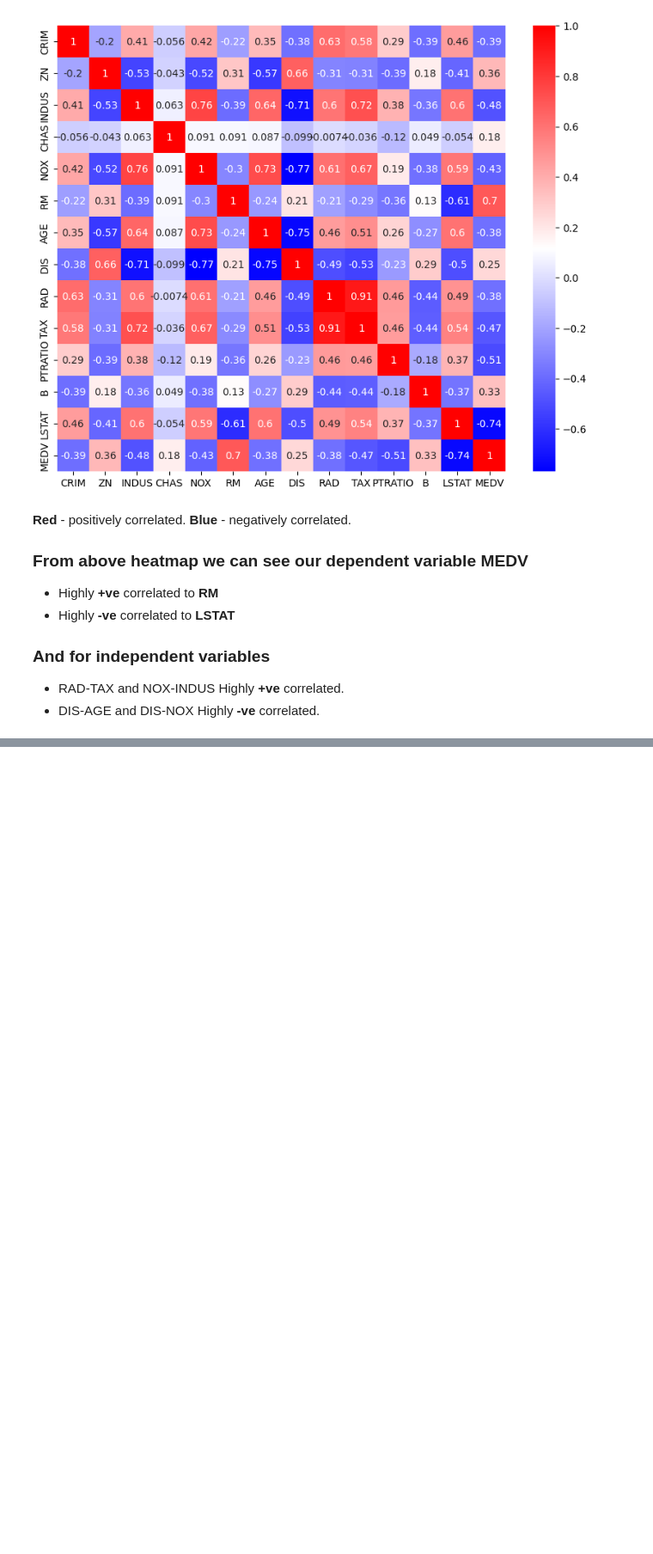
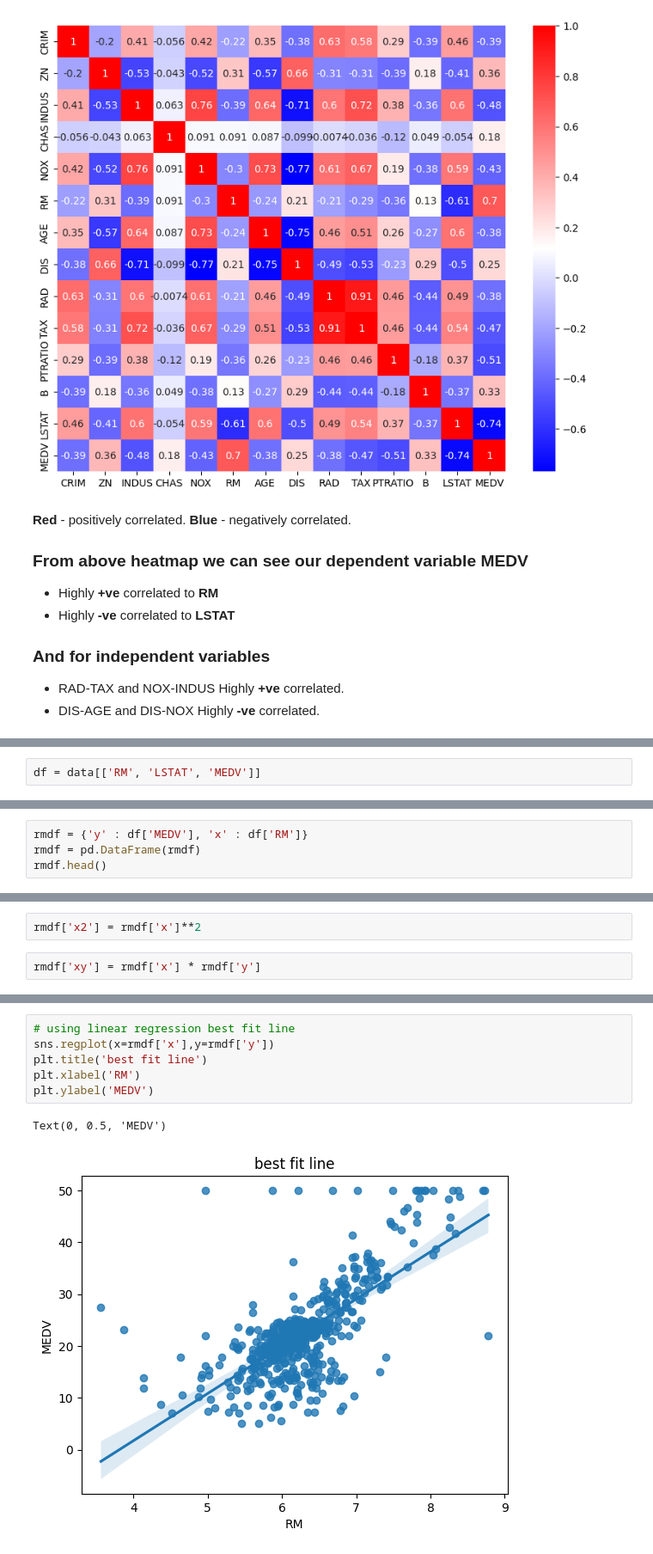
Before and after one commit to ishan711997/Boston-dataset-linear-regression, a Jupyter notebook: 1st_Assignment_Linear_Regression.ipynb, the cells around one changed output, grey strips where cells are left out. Shown: that part at 86% size. Drawn from its saved outputs; the diff is of its cells as text; blank space fills up the shorter version.

```diff
--- a/1st_Assignment_Linear_Regression.ipynb
+++ b/1st_Assignment_Linear_Regression.ipynb
@@ -112,0 +137,2 @@ Therefor we can use RM and LSTAT for linear regression and better to avoid RAD,
+# %%
+df = data[['RM', 'LSTAT', 'MEDV']]
@@ -112,0 +148,4 @@ Therefor we can use RM and LSTAT for linear regression and better to avoid RAD,
+# %%
+rmdf = {'y' : df['MEDV'], 'x' : df['RM']}
+rmdf = pd.DataFrame(rmdf)
+rmdf.head()
@@ -112,0 +159,4 @@ Therefor we can use RM and LSTAT for linear regression and better to avoid RAD,
+# %%
+rmdf['x2'] = rmdf['x']**2
+# %%
+rmdf['xy'] = rmdf['x'] * rmdf['y']
@@ -112,0 +207,9 @@ Therefor we can use RM and LSTAT for linear regression and better to avoid RAD,
+# %%
+# using linear regression best fit line
+sns.regplot(x=rmdf['x'],y=rmdf['y'])
+plt.title('best fit line')
+plt.xlabel('RM')
+plt.ylabel('MEDV')
+# %% [output]
+Text(0, 0.5, 'MEDV')
+[figure, added]
```
Also changed, not shown: parts of 26 cells of this notebook.
